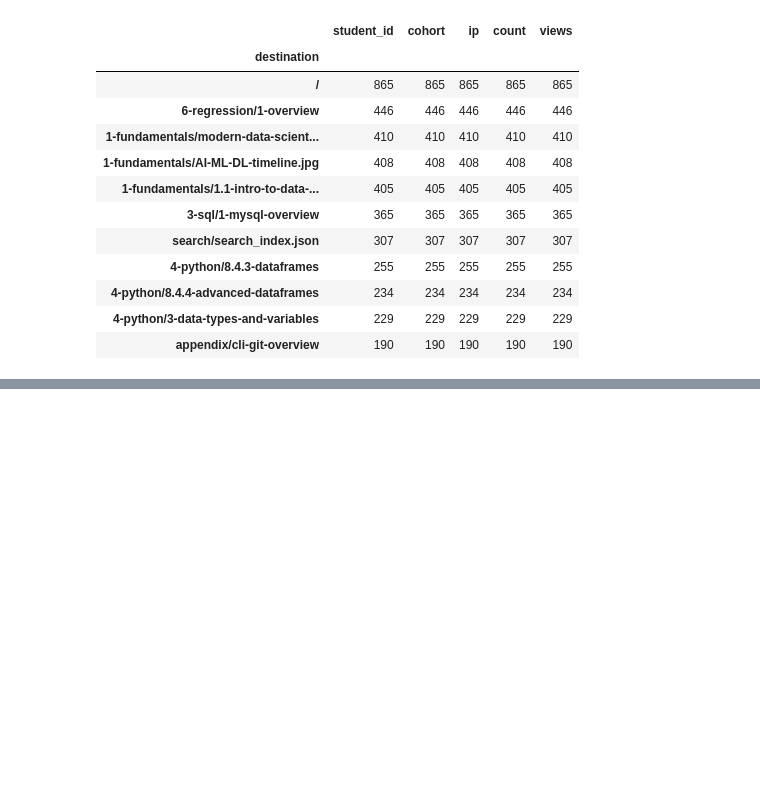
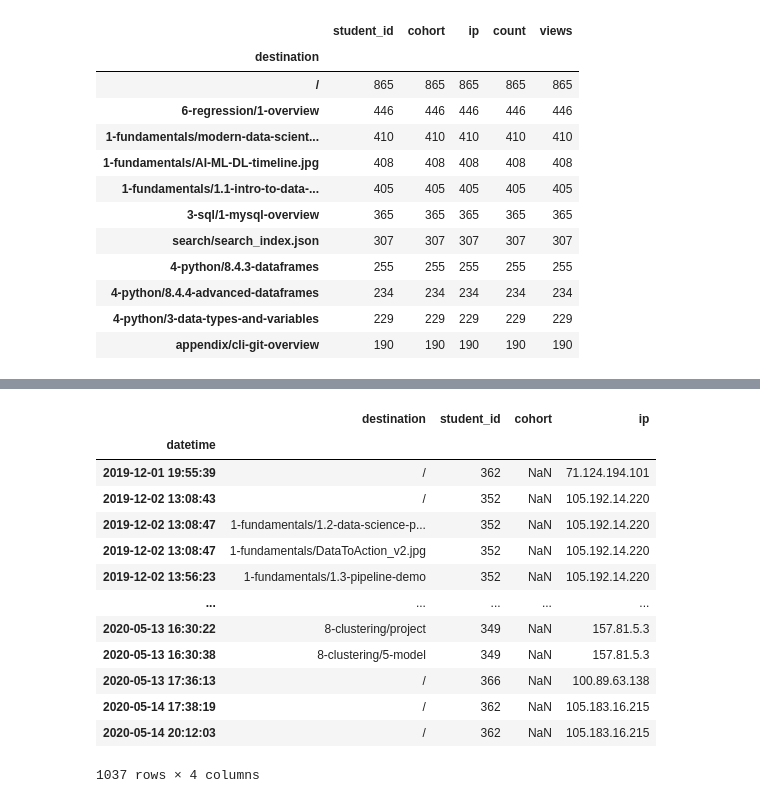
Before and after one commit to ravinder79/anomaly_detection, a Jupyter notebook: time_series_anomaly_detection.ipynb, the cells around one changed output, grey strips where cells are left out. Cells and saved outputs as stored; diff of their text form; code cells hidden in the pictures; blank space fills up the shorter version.

```diff
--- a/time_series_anomaly_detection.ipynb
+++ b/time_series_anomaly_detection.ipynb
@@ -197,0 +234,17 @@ top_10
+# %%
+ada.loc['2019-12-01': '2020-05-15']
+# %% [output]
+|  | destination | student_id | cohort | ip |
+| datetime |  |  |  |  |
+| 2019-12-01 19:55:39 | / | 362 | NaN | 71.124.194.101 |
+| 2019-12-02 13:08:43 | / | 352 | NaN | 105.192.14.220 |
+| 2019-12-02 13:08:47 | 1-fundamentals/1.2-data-science-p... | 352 | NaN | 105.192.14.220 |
+| 2019-12-02 13:08:47 | 1-fundamentals/DataToAction_v2.jpg | 352 | NaN | 105.192.14.220 |
+| 2019-12-02 13:56:23 | 1-fundamentals/1.3-pipeline-demo | 352 | NaN | 105.192.14.220 |
+| ... | ... | ... | ... | ... |
+| 2020-05-13 16:30:22 | 8-clustering/project | 349 | NaN | 157.81.5.3 |
+| 2020-05-13 16:30:38 | 8-clustering/5-model | 349 | NaN | 157.81.5.3 |
+| 2020-05-13 17:36:13 | / | 366 | NaN | 100.89.63.138 |
+| 2020-05-14 17:38:19 | / | 362 | NaN | 105.183.16.215 |
+| 2020-05-14 20:12:03 | / | 362 | NaN | 105.183.16.215 |
+1037 rows × 4 columns
```
Also changed, not shown: parts of 8 cells of this notebook.
